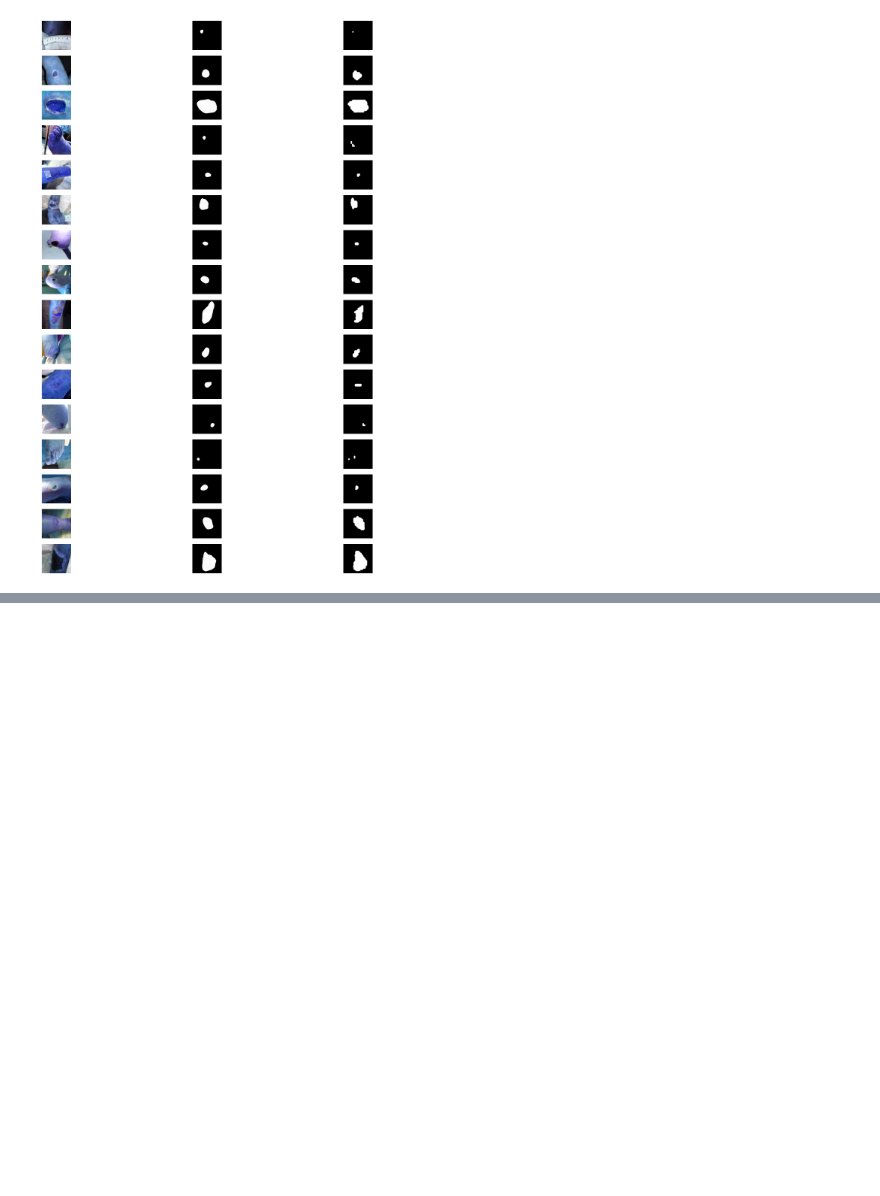
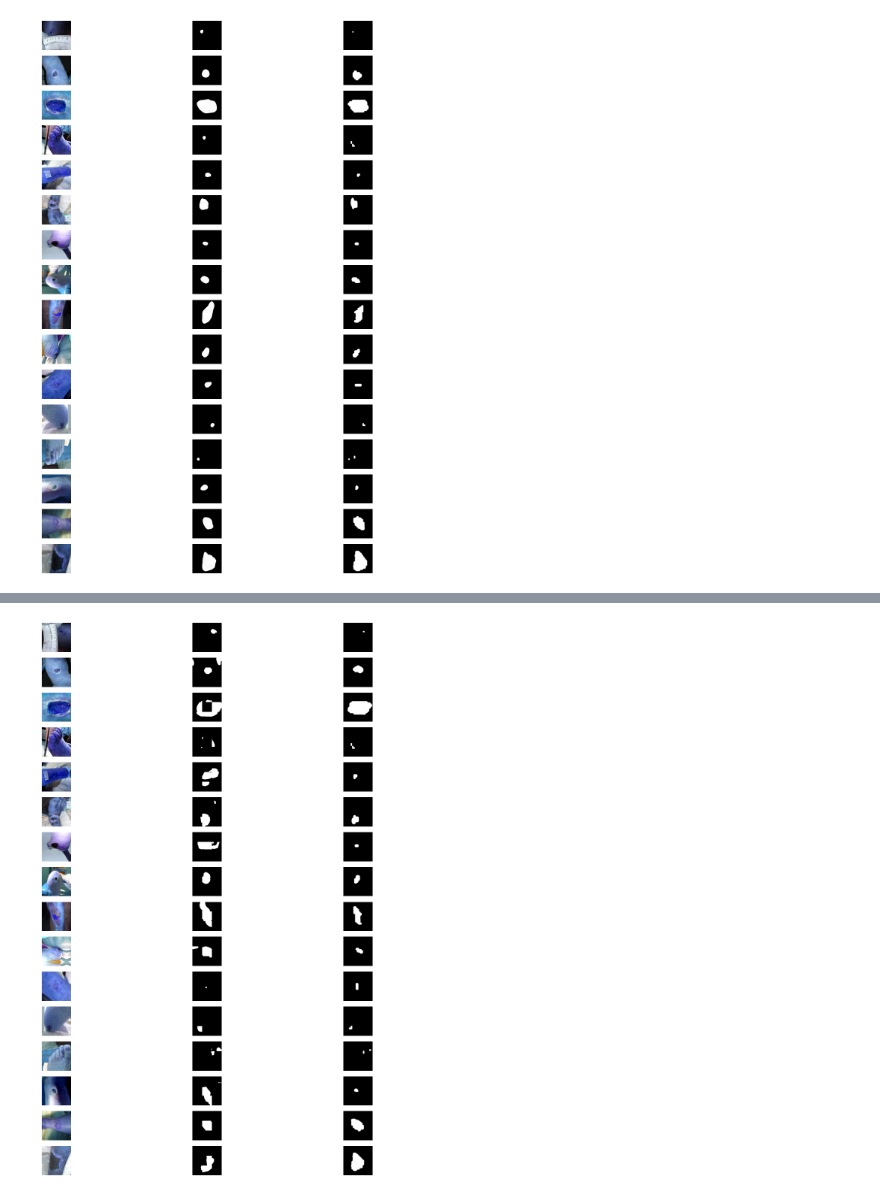
Before and after one commit to Zianor/DLIV-semantic-segmentation-of-wounds, a Jupyter notebook: src/WSNET_models.ipynb, the cells around one changed output, grey strips where cells are left out. Cells and saved outputs as stored; diff of their text form; code cells hidden in the pictures; blank space fills up the shorter version.

Commit message:
Add FPN model to notebook

```diff
--- a/src/WSNET_models.ipynb
+++ b/src/WSNET_models.ipynb
@@ -351,0 +354,3 @@ for image, label in test_gen_unet:
+# %%
+from src.WSNET.Medical_CNN_FPN_Local import get_fpn_local_model
+model_fpn_local, train_gen_fpn_local, val_gen_fpn_local, test_gen_fpn_local = get_fpn_local_model(False)
@@ -351,0 +385,22 @@ for image, label in test_gen_unet:
+# %%
+import matplotlib.pyplot as plt
+
+BATCH_SIZE = 16
+
+for image, label in test_gen_fpn_local:
+    res = model_fpn_local.predict(image)
+    plt.subplots(BATCH_SIZE, 3, figsize=(15,15))
+    for i in range(BATCH_SIZE):
+        plt.subplot(BATCH_SIZE,3,i*3 + 1)
+        plt.imshow(image[i, :, :, :])
+        plt.axis('off')
+        plt.subplot(BATCH_SIZE,3, i*3 + 2)
+        plt.imshow(res[i, :, : , :], cmap='gray')
+        plt.axis('off')
+        plt.subplot(BATCH_SIZE,3, i*3 + 3)
+        plt.imshow(label[i, :, : , :], cmap='gray')
+        plt.axis('off')
+    plt.tight_layout()
+    plt.show()
+    break
+# %% [output]
@@ -351,0 +409 @@ for image, label in test_gen_unet:
+[figure, added]
```
Also changed, not shown: parts of 8 cells of this notebook.
